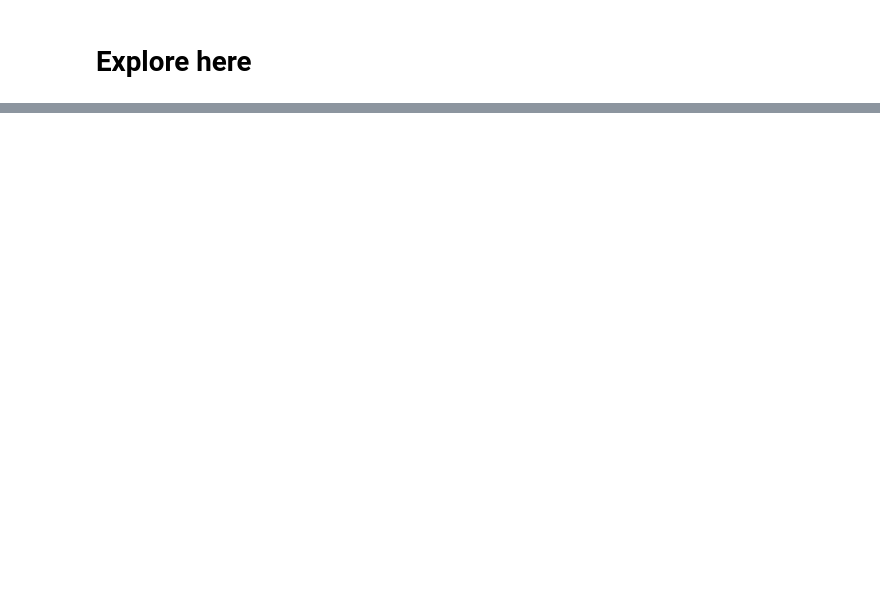
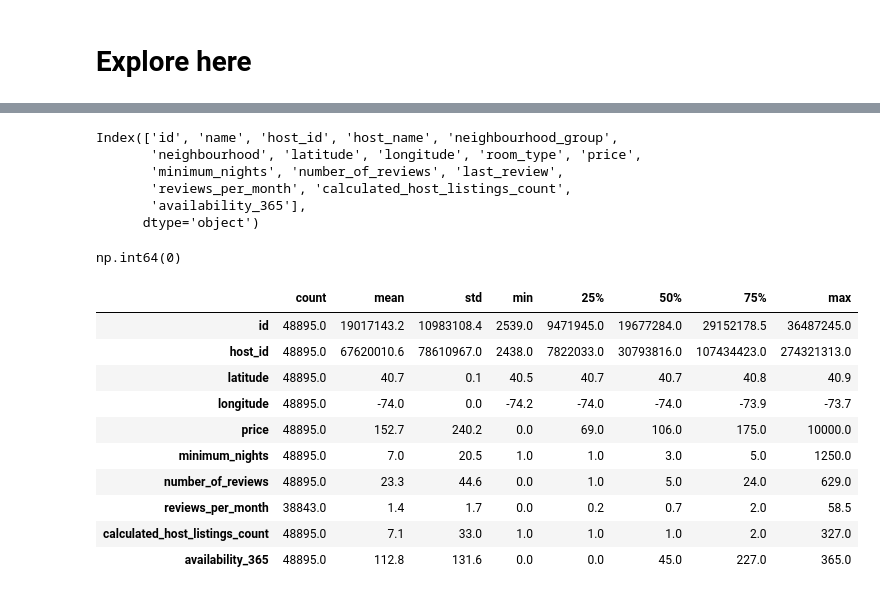
Before and after one commit to 4GeeksAcademy/pauline-EXPLORATORY-DATA-ANALYSIS, a Jupyter notebook: src/explore.ipynb, the cells around one changed output, grey strips where cells are left out. Drawn from its saved outputs; the diff is of its cells as text; code cells hidden in the pictures; blank space fills up the shorter version.

```diff
--- a/src/explore.ipynb
+++ b/src/explore.ipynb
@@ -60,0 +70,33 @@ dtype: int64
+# %%
+#Elimino la columna host_name: no sirve porque hay varias personas que tienen el mismo nombre, y lo importante es el host_ID
+
+# df.drop(['host_name'], axis=1, inplace=True) ---> me da error ahora pero porque ya se eliminó lo verificamos con :
+df.columns = df.columns.str.strip()
+print(df.columns)
+# %% [output]
+Index(['id', 'name', 'host_id', 'host_name', 'neighbourhood_group',
+       'neighbourhood', 'latitude', 'longitude', 'room_type', 'price',
+       'minimum_nights', 'number_of_reviews', 'last_review',
+       'reviews_per_month', 'calculated_host_listings_count',
+       'availability_365'],
+      dtype='object')
+# %%
+# Revisamos que no hya fila duplicada:
+df.duplicated().sum()
+# %% [output]
+np.int64(0)
+# %%
+#Descripción bsica :
+df.describe().T.round(1)
+# %% [output]
+|  | count | mean | std | min | 25% | 50% | 75% | max |
+| id | 48895.0 | 19017143.2 | 10983108.4 | 2539.0 | 9471945.0 | 19677284.0 | 29152178.5 | 36487245.0 |
+| host_id | 48895.0 | 67620010.6 | 78610967.0 | 2438.0 | 7822033.0 | 30793816.0 | 107434423.0 | 274321313.0 |
+| latitude | 48895.0 | 40.7 | 0.1 | 40.5 | 40.7 | 40.7 | 40.8 | 40.9 |
+| longitude | 48895.0 | -74.0 | 0.0 | -74.2 | -74.0 | -74.0 | -73.9 | -73.7 |
+| price | 48895.0 | 152.7 | 240.2 | 0.0 | 69.0 | 106.0 | 175.0 | 10000.0 |
+| minimum_nights | 48895.0 | 7.0 | 20.5 | 1.0 | 1.0 | 3.0 | 5.0 | 1250.0 |
+| number_of_reviews | 48895.0 | 23.3 | 44.6 | 0.0 | 1.0 | 5.0 | 24.0 | 629.0 |
+| reviews_per_month | 38843.0 | 1.4 | 1.7 | 0.0 | 0.2 | 0.7 | 2.0 | 58.5 |
+| calculated_host_listings_count | 48895.0 | 7.1 | 33.0 | 1.0 | 1.0 | 1.0 | 2.0 | 327.0 |
+| availability_365 | 48895.0 | 112.8 | 131.6 | 0.0 | 0.0 | 45.0 | 227.0 | 365.0 |
```
Also changed, not shown: parts of 10 cells of this notebook.
